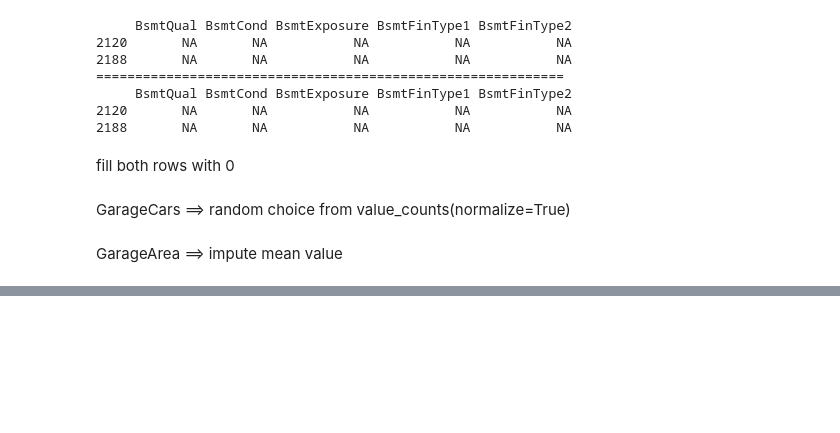
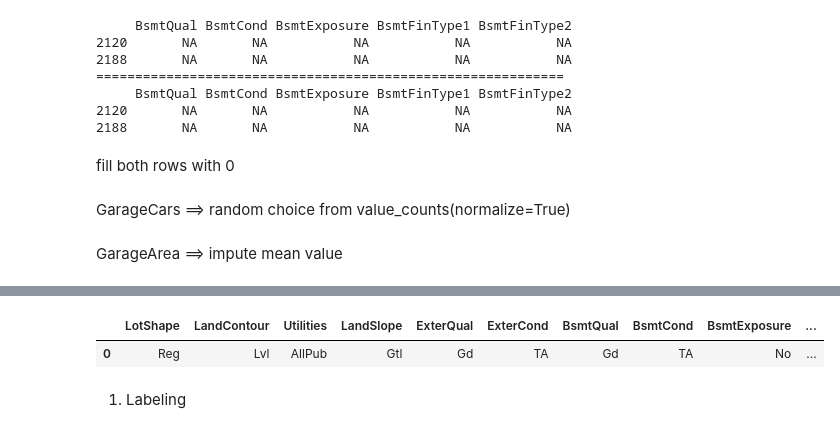
Before and after one commit to ineed-coffee/multicampus-AI-engineering, a Jupyter notebook: AI 학습을 위한 데이터 가공 및 시각화/20.10.01/Kaggle-House-Price , Advanced Regression Techniques.ipynb, the cells around one changed output, grey strips where cells are left out. Cells and saved outputs as stored; diff of their text form; code cells hidden in the pictures; blank space fills up the shorter version.

```diff
--- a/AI 학습을 위한 데이터 가공 및 시각화/20.10.01/Kaggle-House-Price , Advanced Regression Techniques.ipynb
+++ b/AI 학습을 위한 데이터 가공 및 시각화/20.10.01/Kaggle-House-Price , Advanced Regression Techniques.ipynb
@@ -309,0 +526,7 @@ data.BsmtQual.value_counts()
+# %%
+data[ordinal_cols].head(1)
+# %% [output]
+|  | LotShape | LandContour | Utilities | LandSlope | ExterQual | ExterCond | BsmtQual | BsmtCond | BsmtExposure | ... |
+| 0 | Reg | Lvl | AllPub | Gtl | Gd | TA | Gd | TA | No | ... |
+# %% [markdown]
+1. Labeling
```
Also changed, not shown: parts of 61 cells of this notebook.
